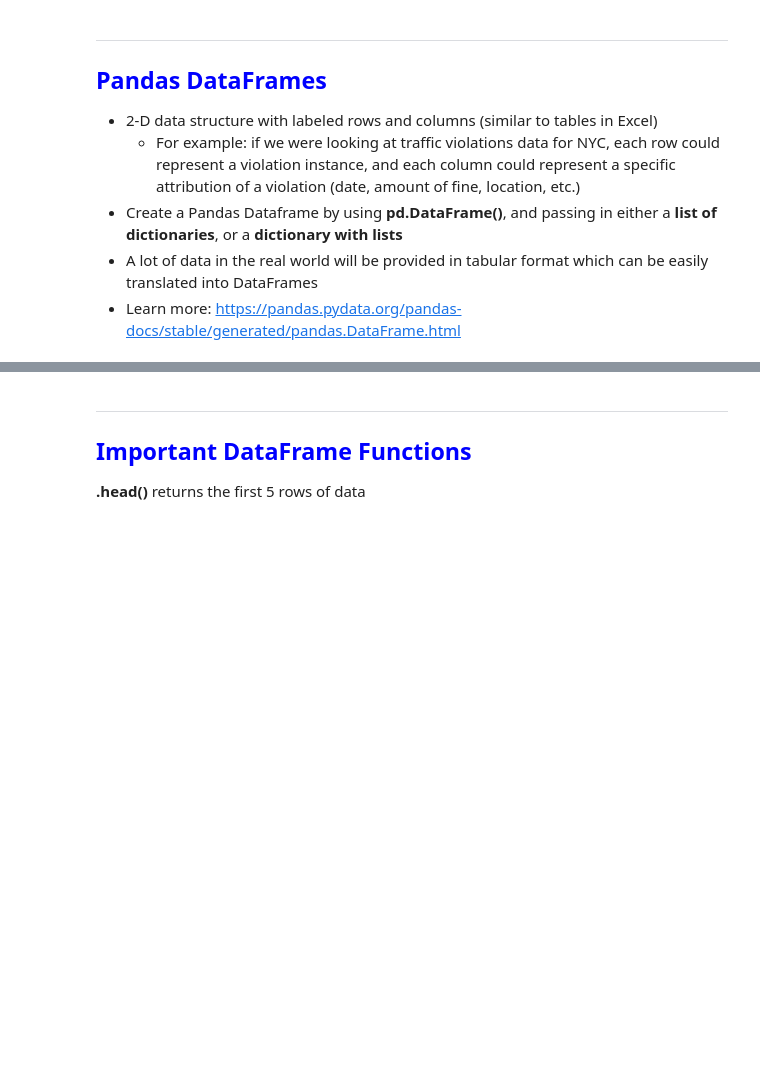
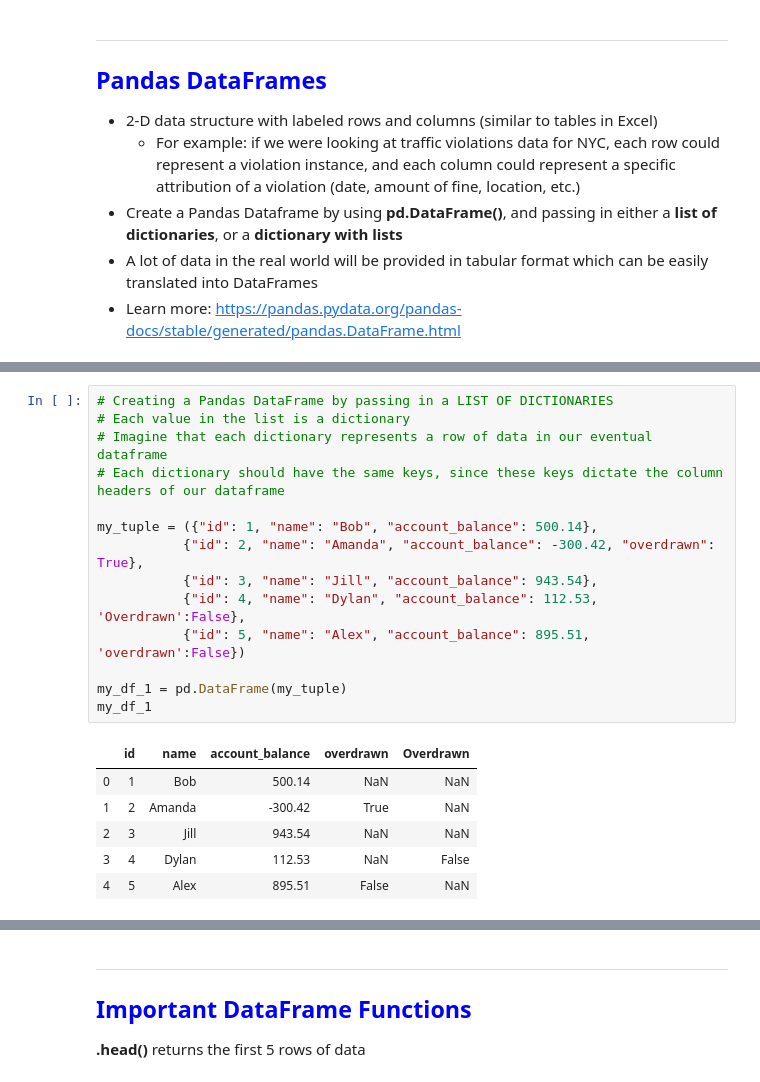
Before and after one commit to awilli32/jsmini, a Jupyter notebook: 01-Class-Activities/04-Python-Pandas/4/Activities/01-Evr_Pandas-Intro/intro_to_pandas.ipynb, the cells around one changed output, grey strips where cells are left out. Cells and saved outputs as stored; diff of their text form; blank space fills up the shorter version.

```diff
--- a/01-Class-Activities/04-Python-Pandas/4/Activities/01-Evr_Pandas-Intro/intro_to_pandas.ipynb
+++ b/01-Class-Activities/04-Python-Pandas/4/Activities/01-Evr_Pandas-Intro/intro_to_pandas.ipynb
@@ -50,3 +80,24 @@ my_df_1
+# %%
+# Creating a Pandas DataFrame by passing in a LIST OF DICTIONARIES
+# Each value in the list is a dictionary
+# Imagine that each dictionary represents a row of data in our eventual dataframe
+# Each dictionary should have the same keys, since these keys dictate the column headers of our dataframe
+
+my_tuple = ({"id": 1, "name": "Bob", "account_balance": 500.14},
+           {"id": 2, "name": "Amanda", "account_balance": -300.42, "overdrawn": True},
+           {"id": 3, "name": "Jill", "account_balance": 943.54},
+           {"id": 4, "name": "Dylan", "account_balance": 112.53, 'Overdrawn':False},
+           {"id": 5, "name": "Alex", "account_balance": 895.51, 'overdrawn':False})
+
+my_df_1 = pd.DataFrame(my_tuple)
+my_df_1
+# %% [output]
+|  | id | name | account_balance | overdrawn | Overdrawn |
+| 0 | 1 | Bob | 500.14 | NaN | NaN |
+| 1 | 2 | Amanda | -300.42 | True | NaN |
+| 2 | 3 | Jill | 943.54 | NaN | NaN |
+| 3 | 4 | Dylan | 112.53 | NaN | False |
+| 4 | 5 | Alex | 895.51 | False | NaN |
 # %%
 # Re-create the previous Pandas DataFrame, passing in a DICTIONARY WITH LISTS
 # The keys of the dictionary represent the column headers of our eventual dataframe
```
Also changed, not shown: parts of 28 cells of this notebook, 6 other files.
